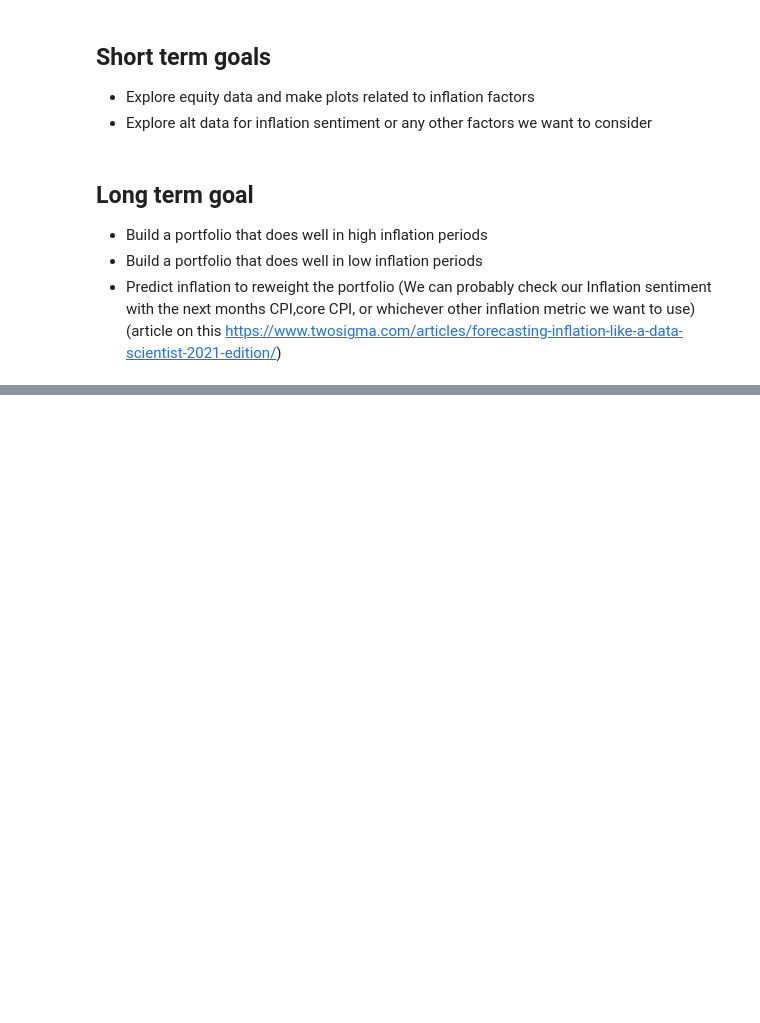
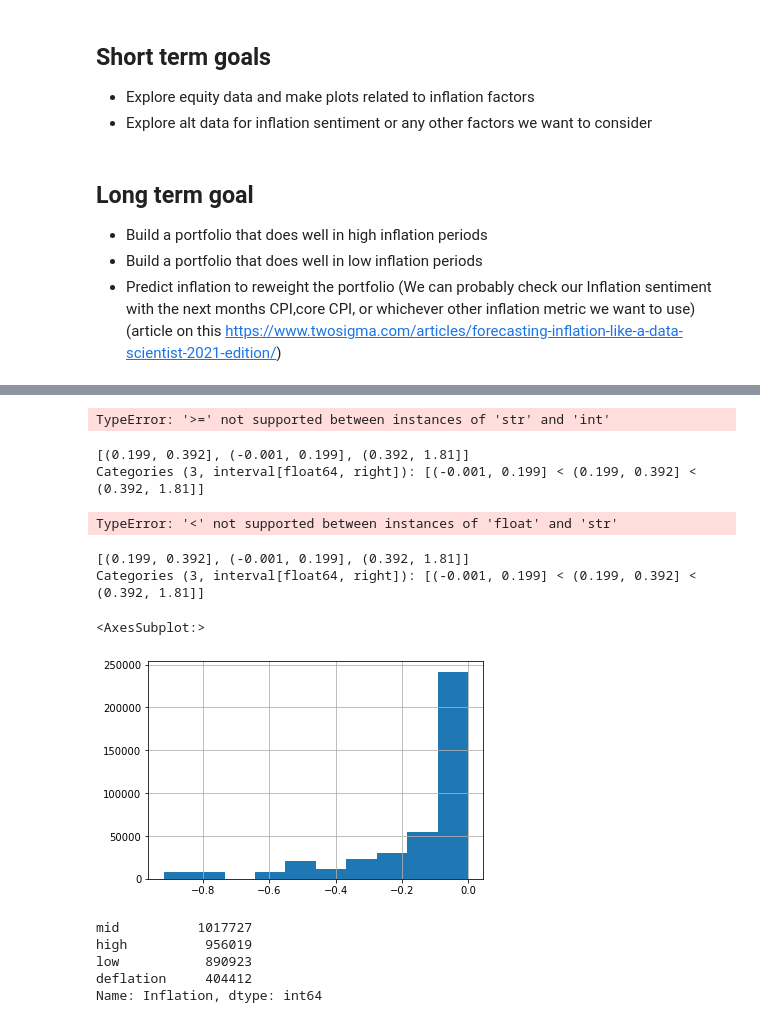
Before and after one commit to pranavrc111/inflation_trading, a Jupyter notebook: trading.ipynb, the cells around one changed output, grey strips where cells are left out. Cells and saved outputs as stored; diff of their text form; code cells hidden in the pictures; blank space fills up the shorter version.

```diff
--- a/trading.ipynb
+++ b/trading.ipynb
@@ -30,0 +126,4 @@ Alt data ideas:
+# %%
+from datetime import timedelta
+
+cpi["date"] = pd.to_datetime(cpi["date"]) - timedelta(days=1)
@@ -30,0 +150,4 @@ Alt data ideas:
+# %%
+stocks["MthCalDt"] =pd.to_datetime(stocks["MthCalDt"])
+# %%
+merged = pd.merge(stocks, cpi, how="left", left_on="MthCalDt", right_on="date")
@@ -30,0 +170,32 @@ Alt data ideas:
+# %%
+
+thresholds = pd.qcut(merged[merged["CPI_Percent_Change"]>=0]["CPI_Percent_Change"], q=3).unique()
+# %% [output]
+TypeError: '>=' not supported between instances of 'str' and 'int'
+# %%
+thresholds
+# %% [output]
+[(0.199, 0.392], (-0.001, 0.199], (0.392, 1.81]]
+Categories (3, interval[float64, right]): [(-0.001, 0.199] < (0.199, 0.392] < (0.392, 1.81]]
+# %%
+merged["Inflation"] = pd.cut(merged["CPI_Percent_Change"],[-1, 0,.2,.4,5], labels=["deflation","low", "mid", "high"])
+# %% [output]
+TypeError: '<' not supported between instances of 'float' and 'str'
+# %%
+thresholds
+# %% [output]
+[(0.199, 0.392], (-0.001, 0.199], (0.392, 1.81]]
+Categories (3, interval[float64, right]): [(-0.001, 0.199] < (0.199, 0.392] < (0.392, 1.81]]
+# %%
+merged[merged["Inflation"] == "deflation"]["CPI_Percent_Change"].hist()
+# %% [output]
+<AxesSubplot:>
+[figure, added]
+# %%
+merged["Inflation"].value_counts()
+# %% [output]
+mid          1017727
+high          956019
+low           890923
+deflation     404412
+Name: Inflation, dtype: int64
```
Also changed, not shown: parts of 25 cells of this notebook, 1 other file.
